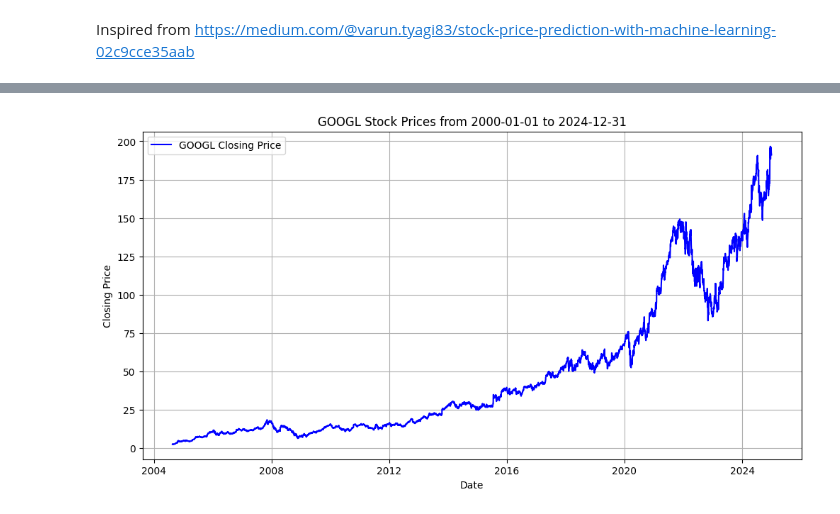
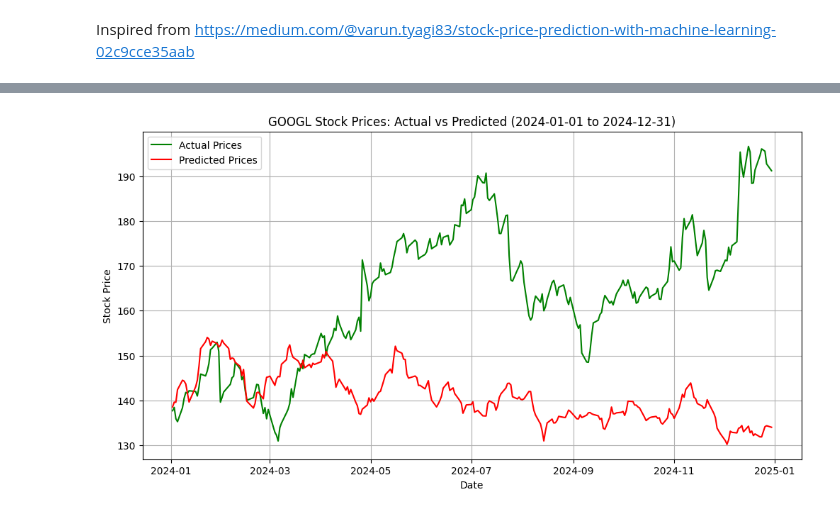
Before and after one commit to sorinnicumarian/stock_prediction_linear_regression, a Jupyter notebook: Medium_Stock_Prediction.ipynb, the cells around one changed output, grey strips where cells are left out. Drawn from its saved outputs; the diff is of its cells as text; code cells hidden in the pictures.

```diff
--- a/Medium_Stock_Prediction.ipynb
+++ b/Medium_Stock_Prediction.ipynb
@@ -13,74 +13,49 @@ import matplotlib.pyplot as plt
 def main():
     ticker = 'GOOGL'
     start_date = '2000-01-01'
-    end_date = '2024-12-31'
-    stock_data = download_stock_data(ticker, start_date, end_date)
-    plot_stock_data(stock_data, ticker, start_date, end_date)
-    sequence_length = 10
+    train_end_date = '2024-01-01'
+    predict_start_date = '2024-01-01'
+    predict_end_date = '2024-12-31'
+
+    stock_data = download_stock_data(ticker, start_date, train_end_date)
+    sequence_length = 365
     data_sequences = preprocess_data(stock_data, sequence_length)
-    train_data, test_data = split_data(data_sequences)
-    X_train = np.array([item[0] for item in train_data])
-    y_train = np.array([item[1] for item in train_data])
-    X_test = np.array([item[0] for item in test_data])
-    y_test = np.array([item[1] for item in test_data])
+
+    X_train, y_train = extract_features_and_targets(data_sequences)
     model = train_model(X_train, y_train)
-    last_sequence = X_test[-1].reshape(1, -1)
-    predicted_price = model.predict(last_sequence).item()
-    print(f'\nPredicted Stock Price for the next day: {predicted_price:.2f}')
-    mse, r2, adjusted_r2 = evaluate_model(model, X_test, y_test)
-    print(f'\nModel Evaluation Results:')
-    print(f'R-squared: {r2:.4f}')
-    print(f'Adjusted R-squared: {adjusted_r2:.2f}')
-    print(f'Mean Squared Error on Test Data: {mse:0.2f}')
+
+    prediction_data = download_stock_data(ticker, predict_start_date, predict_end_date)
+    predicted_prices = predict_stock_prices(model, X_train[-1], len(prediction_data), sequence_length)
+
+    plot_actual_vs_predicted(prediction_data, predicted_prices, ticker, predict_start_date, predict_end_date)
 
 def download_stock_data(ticker, start_date, end_date):
     stock_data = yf.download(ticker, start=start_date, end=end_date)
     return stock_data['Close']
 
 def preprocess_data(data, sequence_length):
-    sequences = []
-    for i in range(len(data) - sequence_length):
-        sequence = data.iloc[i:i + sequence_length].values.flatten()
-        target = data.iloc[i + sequence_length]
-        sequences.append((sequence, target))
+    sequences = [
+        (data.iloc[i:i + sequence_length].values.flatten(), data.iloc[i + sequence_length])
+        for i in range(len(data) - sequence_length)
+    ]
     return sequences
 
 def split_data(data, test_size=0.2):
-    train_data, test_data = train_test_split(data, test_size=test_size, shuffle=False)
-    return train_data, test_data
+    return train_test_split(data, test_size=test_size, shuffle=False)
+
+def extract_features_and_targets(data_sequences):
+    X = np.array([item[0] for item in data_sequences])
+    y = np.array([item[1] for item in data_sequences])
+    return X, y
 
 def train_model(X_train, y_train):
     model = LinearRegression()
     model.fit(X_train, y_train)
     return model
 
-def evaluate_model(model, X_test, y_test):
-    predictions = model.predict(X_test)
-    mse = mean_squared_error(y_test, predictions)
-    r2 = r2_score(y_test, predictions)
-    n = X_test.shape[0]
-    p = X_test.shape[1]
-    adjusted_r2 = 1 - (1 - r2) * (n - 1) / (n - p - 1)
-    return mse, r2, adjusted_r2
-
-def plot_stock_data(stock_data, ticker, start_date, end_date):
-    plt.figure(figsize=(12, 6))
-    plt.plot(stock_data.index, stock_data, label=f'{ticker} Closing Price', color='blue')
-    plt.title(f'{ticker} Stock Prices from {start_date} to {end_date}')
-    plt.xlabel('Date')
-    plt.ylabel('Closing Price')
-    plt.legend()
-    plt.grid(True)
-    plt.show()
-
-if __name__ == "__main__":
-    main()
-
-
-
-def predict_stock_prices(model, last_sequence, n_days):
+def predict_stock_prices(model, last_sequence, n_days, sequence_length):
     predictions = []
-    current_sequence = last_sequence
+    current_sequence = np.array(last_sequence)
 
     for _ in range(n_days):
         predicted_price = model.predict(current_sequence.reshape(1, -1)).item()
@@ -90,26 +65,18 @@ def predict_stock_prices(model, last_sequence, n_days):
 
     return predictions
 
-def predict_and_plot(ticker, start_date, end_date, sequence_length=10):
-    stock_data = download_stock_data(ticker, start_date, end_date)
-    data_sequences = preprocess_data(stock_data, sequence_length)
-    last_sequence = np.array(data_sequences[-1][0])
-    X_train = np.array([item[0] for item in data_sequences])
-    y_train = np.array([item[1] for item in data_sequences])
-    model = train_model(X_train, y_train)
-    predicted_prices = predict_stock_prices(model, last_sequence, len(stock_data))
-    actual_data = download_stock_data(ticker, start_date, end_date)
-
+def plot_actual_vs_predicted(actual_data, predicted_data, ticker, start_date, end_date):
     plt.figure(figsize=(12, 6))
-    plt.plot(actual_data.index, predicted_prices, label='Predicted Prices (2024)', color='red')
-    plt.plot(actual_data.index, actual_data.values, label='Actual Prices (2024)', color='green')
-    plt.title(f'{ticker} Stock Prices Predictions vs Actual Prices for 2024')
+    plt.plot(actual_data.index, actual_data.values, label='Actual Prices', color='green')
+    plt.plot(actual_data.index, predicted_data, label='Predicted Prices', color='red')
+    plt.title(f'{ticker} Stock Prices: Actual vs Predicted ({start_date} to {end_date})')
     plt.xlabel('Date')
     plt.ylabel('Stock Price')
     plt.legend()
     plt.grid(True)
     plt.show()
 
-predict_and_plot('GOOGL', '2024-01-01', '2025-01-22')
+if __name__ == "__main__":
+    main()
 # %% [output]
 [*********************100%***********************]  1 of 1 completed
@@ -116 +84 @@ predict_and_plot('GOOGL', '2024-01-01', '2025-01-22')
-[figure, old version]
+[figure, new version]
```
Also changed, not shown: parts of 2 cells of this notebook.
